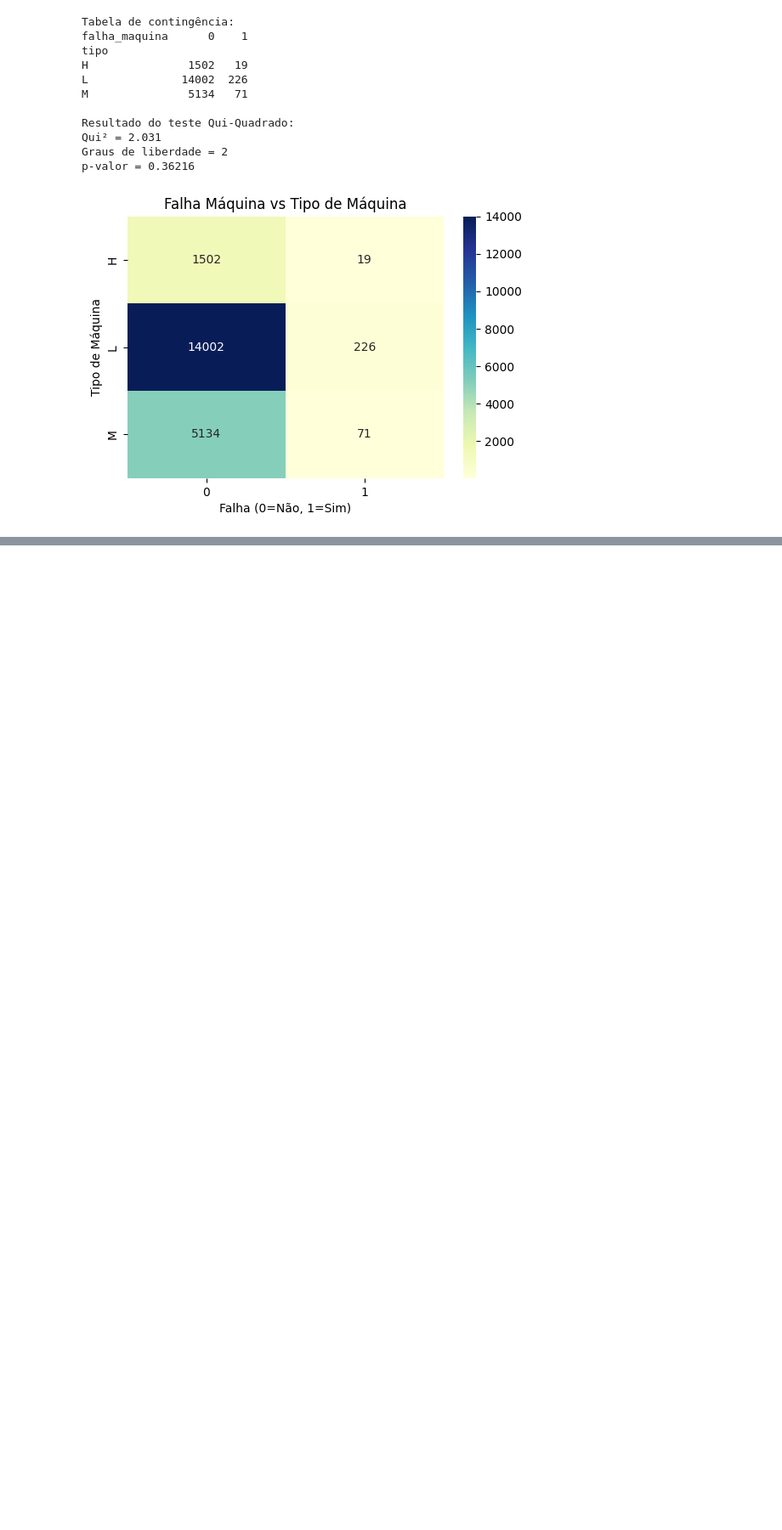
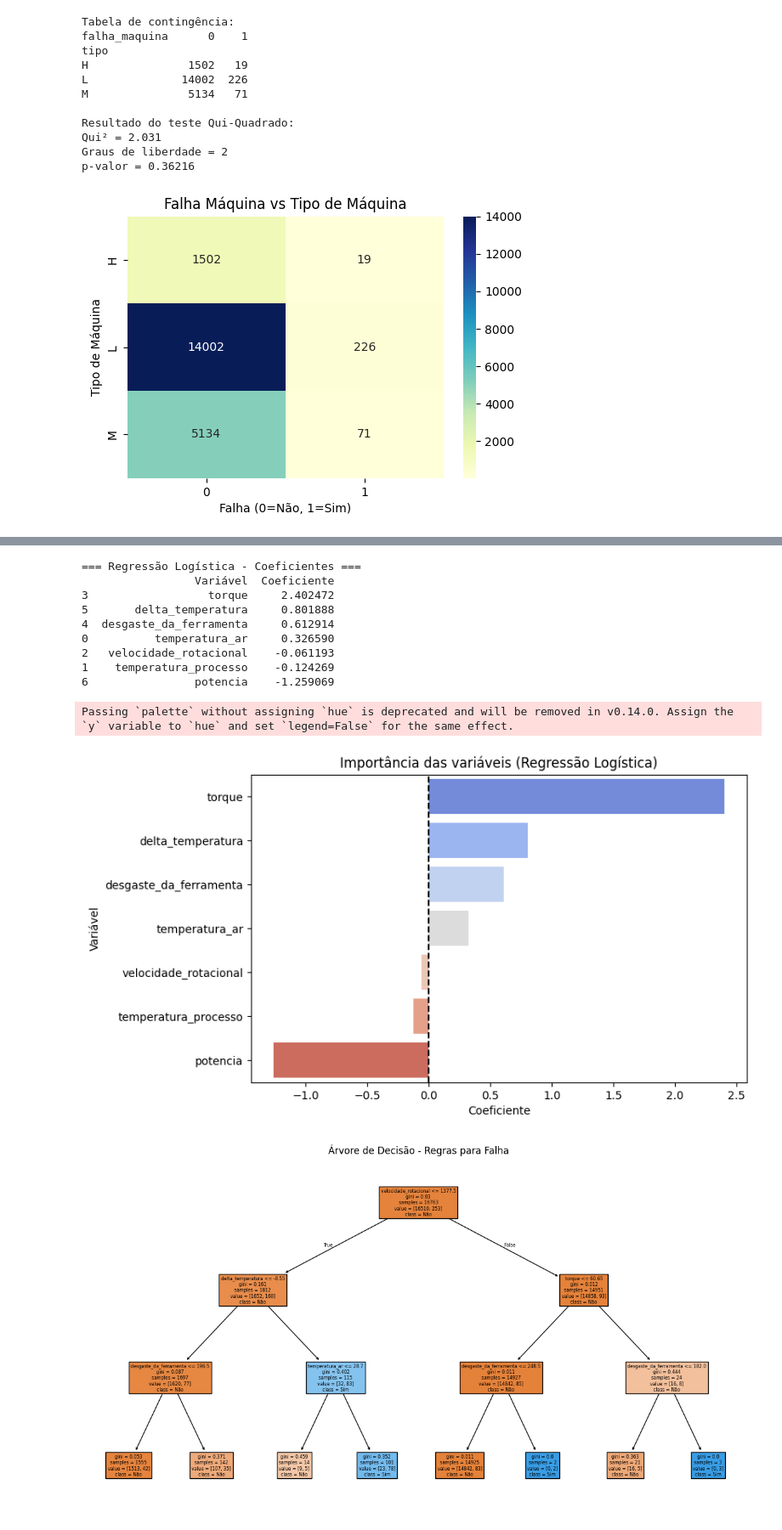
Before and after one commit to devryoshio/fiesc, a Jupyter notebook: Bootcamp Ciência de Dados e Inteligência Artificial.ipynb, the cells around one changed output, grey strips where cells are left out. Shown at 85% size. Saved outputs shown, nothing was run; the diff lists cells and outputs as text; code cells hidden in the pictures; blank space fills up the shorter version.

```diff
--- a/Bootcamp Ciência de Dados e Inteligência Artificial.ipynb
+++ b/Bootcamp Ciência de Dados e Inteligência Artificial.ipynb
@@ -1104,0 +1170,76 @@ print(resultados_df)
+# %%
+import pandas as pd
+import numpy as np
+from sklearn.model_selection import train_test_split
+from sklearn.preprocessing import StandardScaler
+from sklearn.linear_model import LogisticRegression
+from sklearn.tree import DecisionTreeClassifier, plot_tree
+import matplotlib.pyplot as plt
+import seaborn as sns
+
+
+
+# Selecionar features contínuas (ajuste se quiser incluir mais)
+features = [
+    "temperatura_ar", "temperatura_processo",
+    "velocidade_rotacional", "torque", "desgaste_da_ferramenta",
+    "delta_temperatura", "potencia"
+]
+
+X = df[features]
+y = df["falha_maquina"]
+
+# ---- Separar treino e teste ----
+X_train, X_test, y_train, y_test = train_test_split(
+    X, y, test_size=0.2, random_state=42, stratify=y
+)
+
+# =================================================================
+# 1. Regressão Logística
+# =================================================================
+scaler = StandardScaler()
+X_train_scaled = scaler.fit_transform(X_train)
+X_test_scaled = scaler.transform(X_test)
+
+logreg = LogisticRegression(max_iter=1000)
+logreg.fit(X_train_scaled, y_train)
+
+# Coeficientes (importância de cada variável)
+coef_df = pd.DataFrame({
+    "Variável": features,
+    "Coeficiente": logreg.coef_[0]
+}).sort_values("Coeficiente", ascending=False)
+
+print("\n=== Regressão Logística - Coeficientes ===")
+print(coef_df)
+
+# Visualizar coeficientes
+plt.figure(figsize=(8,5))
+sns.barplot(data=coef_df, x="Coeficiente", y="Variável", palette="coolwarm")
+plt.title("Importância das variáveis (Regressão Logística)")
+plt.axvline(0, color="black", linestyle="--")
+plt.show()
+
+# =================================================================
+# 2. Árvore de Decisão
+# =================================================================
+tree = DecisionTreeClassifier(max_depth=3, random_state=42)
+tree.fit(X_train, y_train)
+
+plt.figure(figsize=(15,8))
+plot_tree(tree, feature_names=features, class_names=["Não", "Sim"], filled=True)
+plt.title("Árvore de Decisão - Regras para Falha")
+plt.show()
+# %% [output]
+=== Regressão Logística - Coeficientes ===
+                 Variável  Coeficiente
+3                  torque     2.402472
+5       delta_temperatura     0.801888
+4  desgaste_da_ferramenta     0.612914
+0          temperatura_ar     0.326590
+2   velocidade_rotacional    -0.061193
+1    temperatura_processo    -0.124269
+6                potencia    -1.259069
+Passing `palette` without assigning `hue` is deprecated and will be removed in v0.14.0. Assign the `y` variable to `hue` and set `legend=False` for the same effect.
+[figure, added]
+[figure, added]
```
Also changed, not shown: parts of 12 cells of this notebook.
